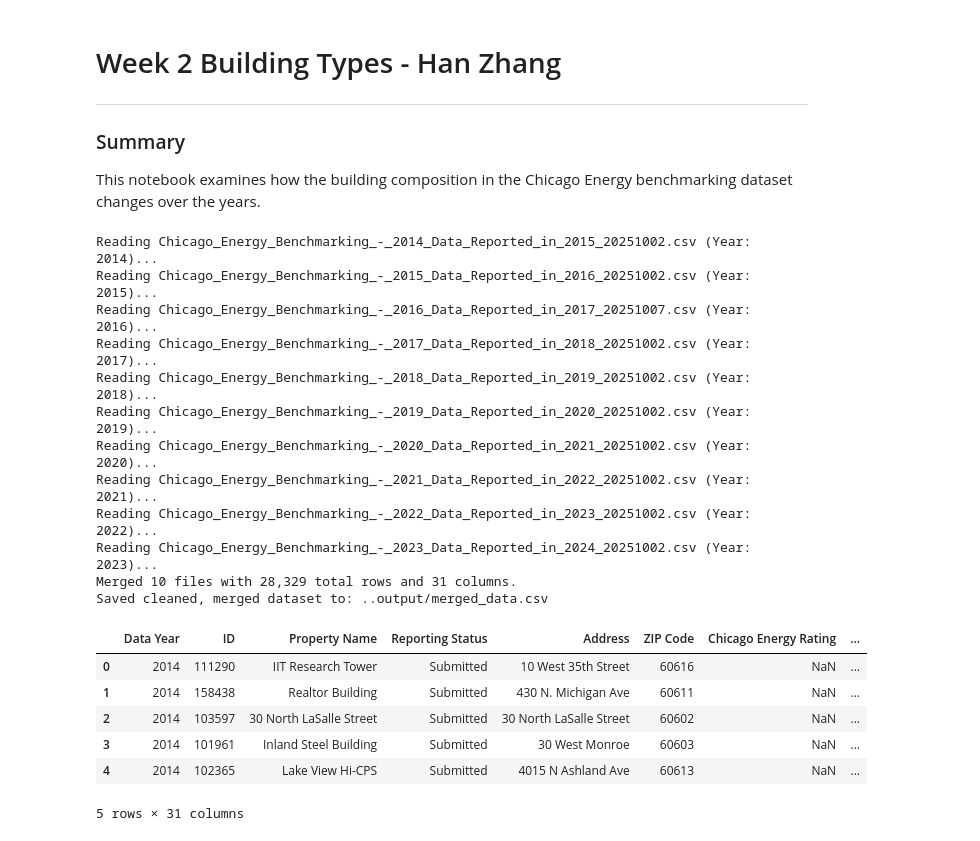
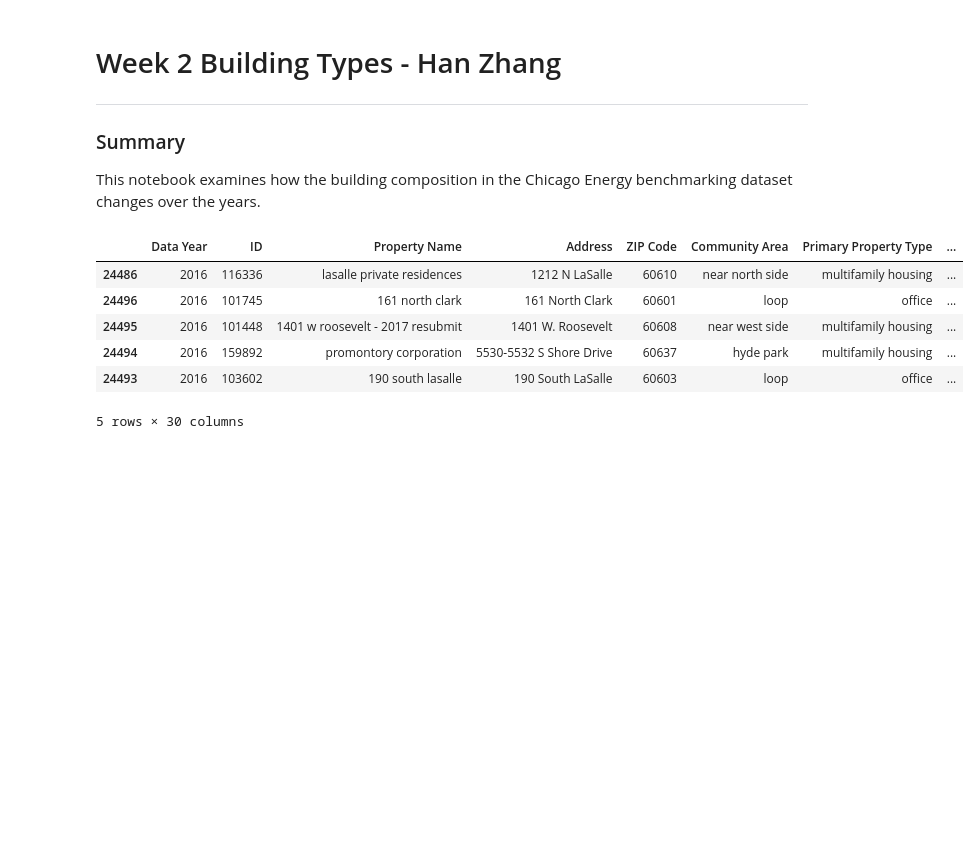
Before and after one commit to dsi-clinic/2025-autumn-city-of-chicago-energy, a Jupyter notebook: notebooks/building_type.ipynb, the cells around one changed output. Drawn from its saved outputs; the diff is of its cells as text; code cells hidden in the pictures; blank space fills up the shorter version.

```diff
--- a/notebooks/building_type.ipynb
+++ b/notebooks/building_type.ipynb
@@ -8,42 +8,30 @@ This notebook examines how the building composition in the Chicago Energy benchm
 # %%
 # Standard library imports
 import sys
 
 import matplotlib.pyplot as plt
 
 # Third-party imports
 import seaborn as sns
 
 # Add utils folder to Python path
 sys.path.append("../utils")
 
 # Local application imports
-from data import merge_all_years
+from data_utils import concurrent_buildings
 
 # Load in the data
-energy_df = merge_all_years()
+energy_df = concurrent_buildings()
 
 energy_df.head()
 # %% [output]
+|  | Data Year | ID | Property Name | Address | ZIP Code | Community Area | Primary Property Type | ... |
+| 24486 | 2016 | 116336 | lasalle private residences | 1212 N LaSalle | 60610 | near north side | multifamily housing | ... |
+| 24496 | 2016 | 101745 | 161 north clark | 161 North Clark | 60601 | loop | office | ... |
+| 24495 | 2016 | 101448 | 1401 w roosevelt - 2017 resubmit | 1401 W. Roosevelt | 60608 | near west side | multifamily housing | ... |
+| 24494 | 2016 | 159892 | promontory corporation | 5530-5532 S Shore Drive | 60637 | hyde park | multifamily housing | ... |
+| 24493 | 2016 | 103602 | 190 south lasalle | 190 South LaSalle | 60603 | loop | office | ... |
-Reading Chicago_Energy_Benchmarking_-_2014_Data_Reported_in_2015_20251002.csv (Year: 2014)...
-Reading Chicago_Energy_Benchmarking_-_2015_Data_Reported_in_2016_20251002.csv (Year: 2015)...
-Reading Chicago_Energy_Benchmarking_-_2016_Data_Reported_in_2017_20251007.csv (Year: 2016)...
-Reading Chicago_Energy_Benchmarking_-_2017_Data_Reported_in_2018_20251002.csv (Year: 2017)...
-Reading Chicago_Energy_Benchmarking_-_2018_Data_Reported_in_2019_20251002.csv (Year: 2018)...
-Reading Chicago_Energy_Benchmarking_-_2019_Data_Reported_in_2020_20251002.csv (Year: 2019)...
-Reading Chicago_Energy_Benchmarking_-_2020_Data_Reported_in_2021_20251002.csv (Year: 2020)...
-Reading Chicago_Energy_Benchmarking_-_2021_Data_Reported_in_2022_20251002.csv (Year: 2021)...
-Reading Chicago_Energy_Benchmarking_-_2022_Data_Reported_in_2023_20251002.csv (Year: 2022)...
-Reading Chicago_Energy_Benchmarking_-_2023_Data_Reported_in_2024_20251002.csv (Year: 2023)...
-Merged 10 files with 28,329 total rows and 31 columns.
-Saved cleaned, merged dataset to: ..output/merged_data.csv
+5 rows × 30 columns
-|  | Data Year | ID | Property Name | Reporting Status | Address | ZIP Code | Chicago Energy Rating | ... |
-| 0 | 2014 | 111290 | IIT Research Tower | Submitted | 10 West 35th Street | 60616 | NaN | ... |
-| 1 | 2014 | 158438 | Realtor Building | Submitted | 430 N. Michigan Ave | 60611 | NaN | ... |
-| 2 | 2014 | 103597 | 30 North LaSalle Street | Submitted | 30 North LaSalle Street | 60602 | NaN | ... |
-| 3 | 2014 | 101961 | Inland Steel Building | Submitted | 30 West Monroe | 60603 | NaN | ... |
-| 4 | 2014 | 102365 | Lake View Hi-CPS | Submitted | 4015 N Ashland Ave | 60613 | NaN | ... |
-5 rows × 31 columns
 # %%
 variables = [
     "ENERGY STAR Score",
```
Also changed, not shown: parts of 7 cells of this notebook, 1 other file.
